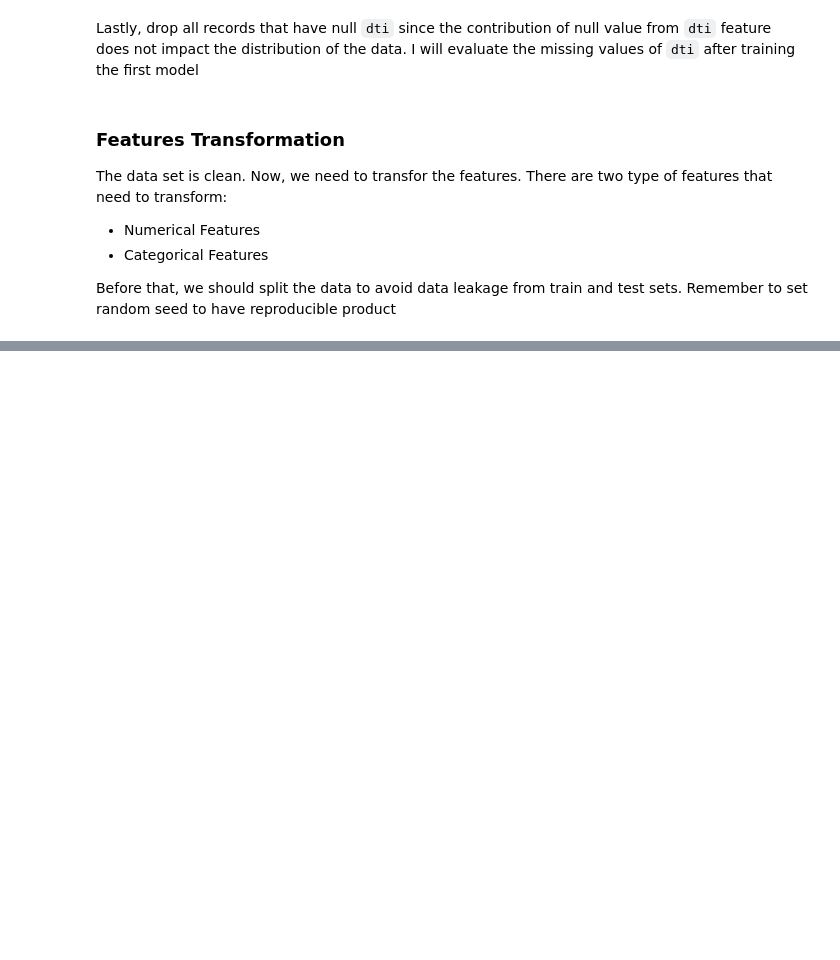
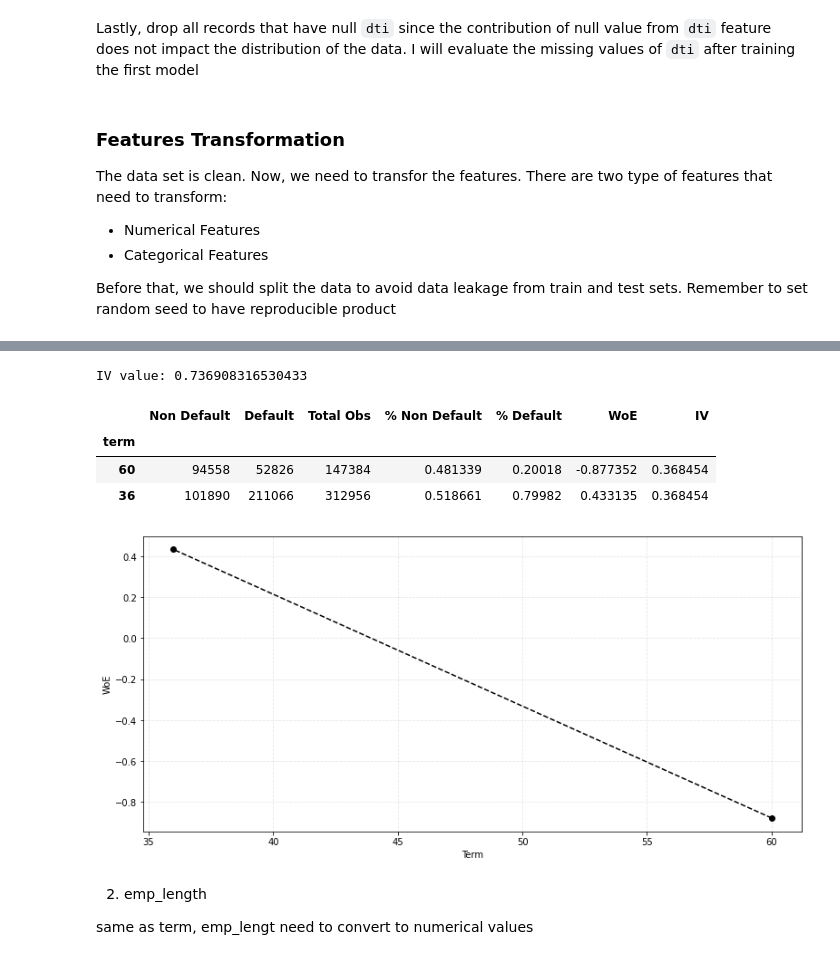
Before and after one commit to minhN2000/Risk_Management, a Jupyter notebook: credit risk/notebooks/general_PD_training.ipynb, the cells around one changed output, grey strips where cells are left out. Saved outputs shown, nothing was run; the diff lists cells and outputs as text; code cells hidden in the pictures; blank space fills up the shorter version.

```diff
--- a/credit risk/notebooks/general_PD_training.ipynb
+++ b/credit risk/notebooks/general_PD_training.ipynb
@@ -253,0 +503,20 @@ df
+# %%
+train_df['term'] = train_df['term'].str.strip().str.replace(' months', '').astype(int)
+# %%
+display_woe(
+    df=train_df,
+    id_column_name="id",
+    feature_column_name='term',
+    target_column_name=TARGET_VARIABLE,
+)
+# %% [output]
+IV value: 0.736908316530433
+|  | Non Default | Default | Total Obs | % Non Default | % Default | WoE | IV |
+| term |  |  |  |  |  |  |  |
+| 60 | 94558 | 52826 | 147384 | 0.481339 | 0.20018 | -0.877352 | 0.368454 |
+| 36 | 101890 | 211066 | 312956 | 0.518661 | 0.79982 | 0.433135 | 0.368454 |
+[figure, added]
+# %% [markdown]
+2. emp_length
+
+same as term, emp_lengt need to convert to numerical values
```
Also changed, not shown: parts of 69 cells of this notebook.
